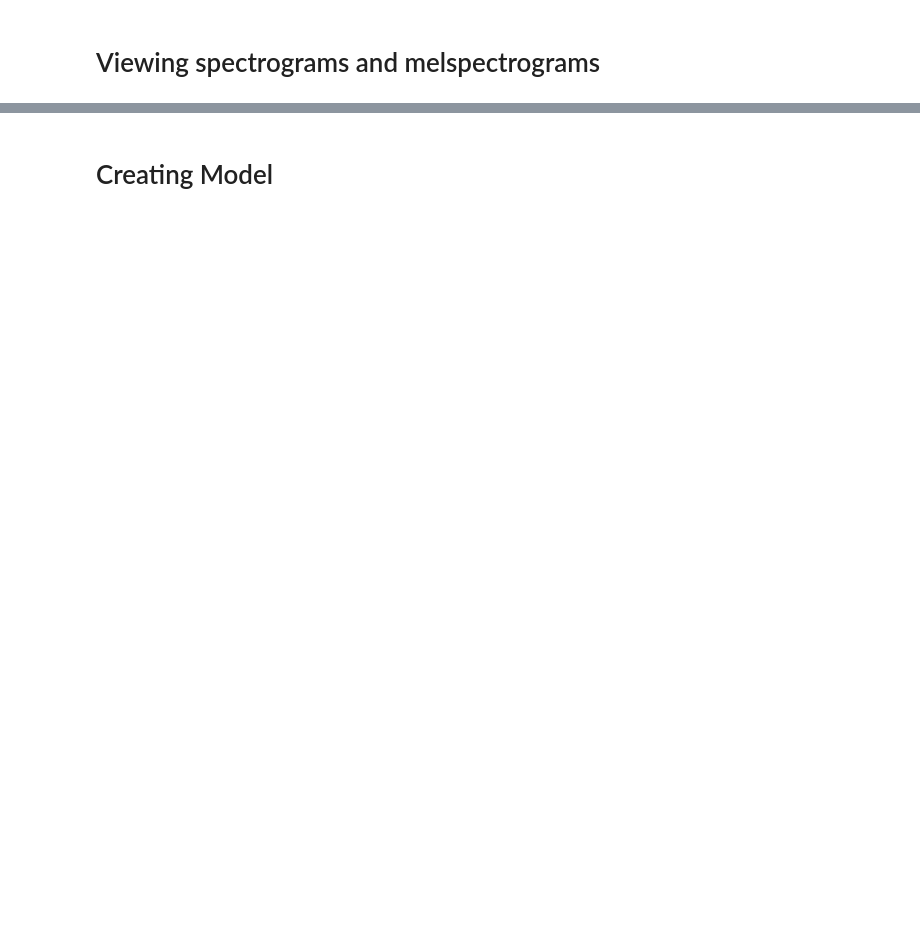
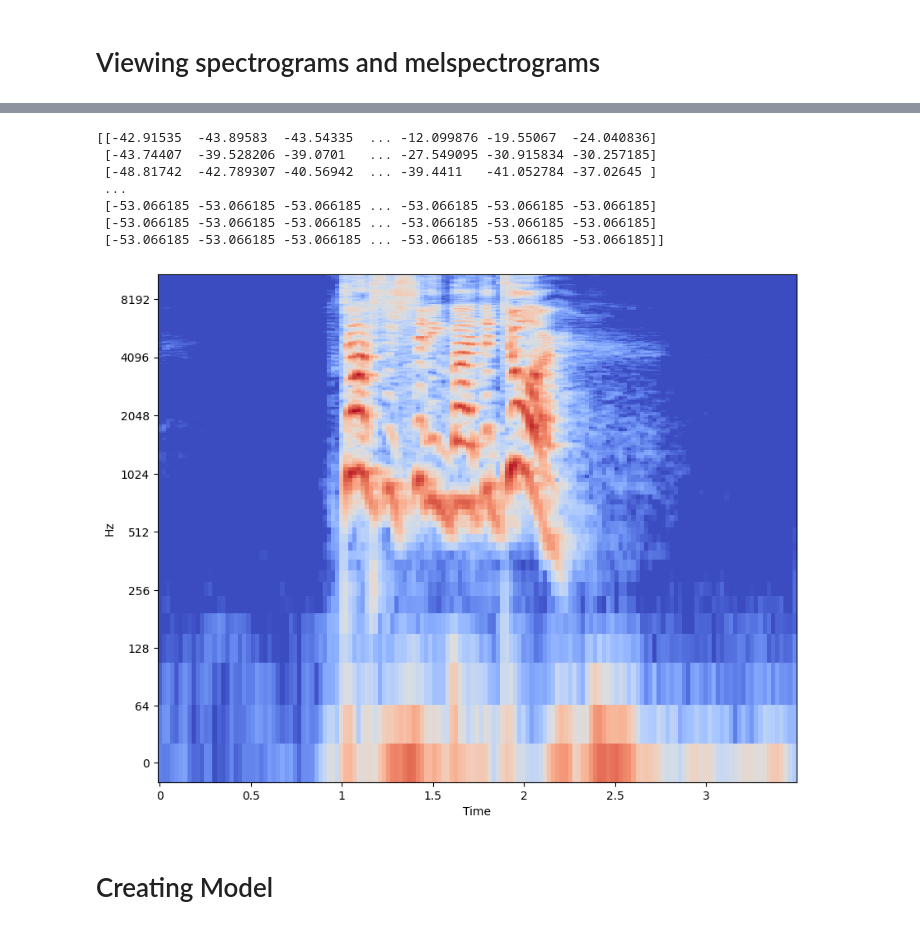
Before and after one commit to khirobenn/RAVDESS-Emotion-Recognition-from-Speech, a Jupyter notebook: speech-emotion-recognitin.ipynb, the cells around one changed output, grey strips where cells are left out. Cells and saved outputs as stored; diff of their text form; code cells hidden in the pictures; blank space fills up the shorter version.

```diff
--- a/speech-emotion-recognitin.ipynb
+++ b/speech-emotion-recognitin.ipynb
@@ -107,10 +171,18 @@ ax.set_title(emotions[Y[index]])
 # %%
 # using mel spectrogram:
 my_example = prepare_data(audio_files[index])
 print(my_example)
 fig, ax = plt.subplots(figsize=(10, 8))
 sp = librosa.display.specshow(my_example, x_axis="time", y_axis="log", ax=ax)
-ax.set_title(emotions[Y[index]] + " mel_spec")
+# %% [output]
+[[-42.91535  -43.89583  -43.54335  ... -12.099876 -19.55067  -24.040836]
+ [-43.74407  -39.528206 -39.0701   ... -27.549095 -30.915834 -30.257185]
+ [-48.81742  -42.789307 -40.56942  ... -39.4411   -41.052784 -37.02645 ]
+ ...
+ [-53.066185 -53.066185 -53.066185 ... -53.066185 -53.066185 -53.066185]
+ [-53.066185 -53.066185 -53.066185 ... -53.066185 -53.066185 -53.066185]
+ [-53.066185 -53.066185 -53.066185 ... -53.066185 -53.066185 -53.066185]]
+[figure, added]
 # %% [markdown]
 # Creating Model
 # %%
```
Also changed, not shown: parts of 15 cells of this notebook.
